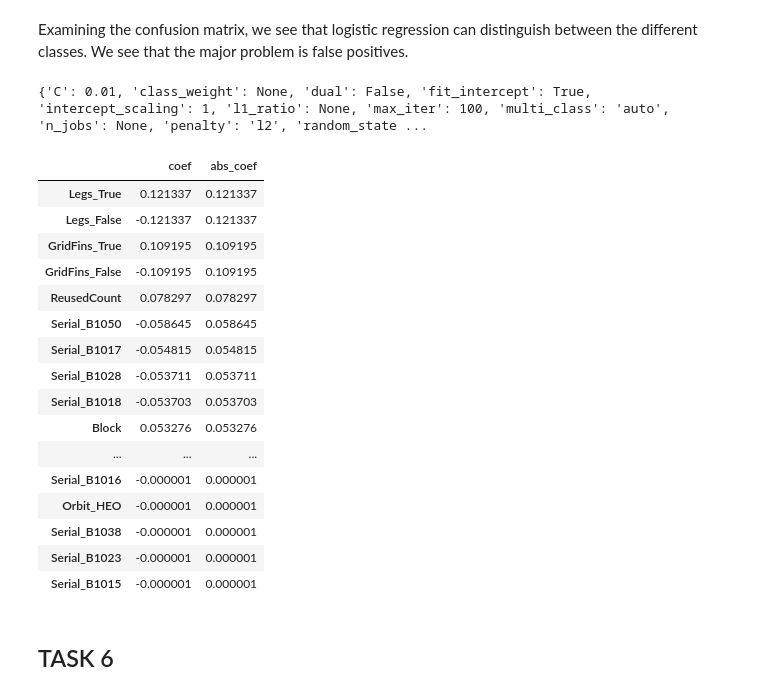
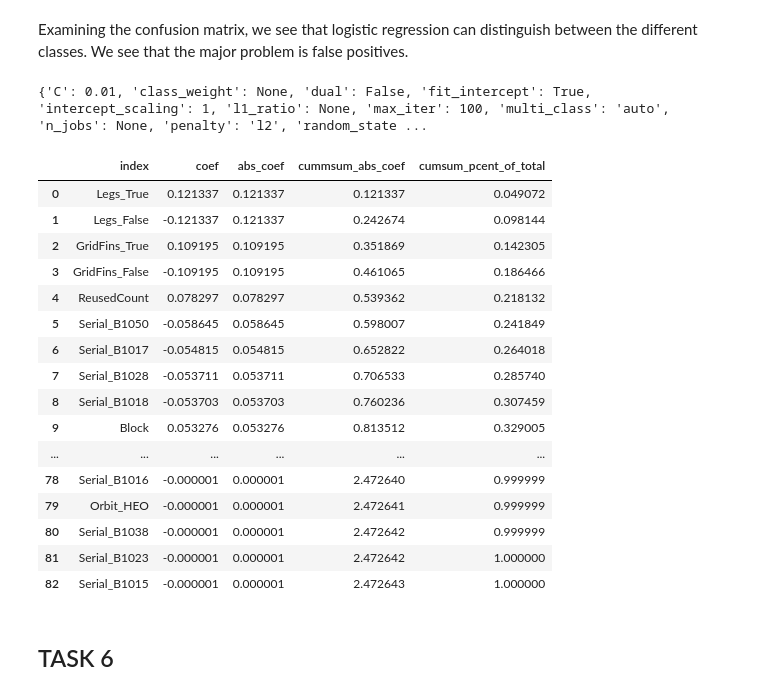
Before and after one commit to csjean/Coursera_Data_TEST, a Jupyter notebook: Applied DSc Capstone - 07 ML Prediction.ipynb, the cells around one changed output. Saved outputs shown, nothing was run; the diff lists cells and outputs as text; code cells hidden in the pictures.

```diff
--- a/Applied DSc Capstone - 07 ML Prediction.ipynb
+++ b/Applied DSc Capstone - 07 ML Prediction.ipynb
@@ -236,43 +236,46 @@ Examining the confusion matrix, we see that logistic regression can distinguish
 # %%
 ##Show logreg params:
 
 best_lr = LogisticRegression()
 best_lr.set_params(**logreg_cv.best_params_)
 print(best_lr.get_params())
 best_lr.fit(X_train, Y_train)
 best_lr.score(X_train, Y_train)
 
 coef_names = features.columns
 coef_val = best_lr.coef_
 coef_dict = {coef_names[i]:coef_val[0,i] for i in range(len(coef_names))}
 
 pd.options.display.float_format = '{:,.6f}'.format
 
 coef_df = pd.DataFrame.from_dict(coef_dict, orient='index', columns=['coef'] )
 coef_df['abs_coef'] = coef_df['coef'].abs()
 coef_df.sort_values(by=['abs_coef'], ascending=False, inplace=True)
+coef_df['cummsum_abs_coef'] = coef_df.abs_coef.cumsum()
+coef_df['cumsum_pcent_of_total'] = coef_df['cummsum_abs_coef'] / coef_df['abs_coef'].sum()
+coef_df.reset_index(inplace=True)
 
 pd.set_option('display.max_rows', None)
 coef_df
 # %% [output]
 {'C': 0.01, 'class_weight': None, 'dual': False, 'fit_intercept': True, 'intercept_scaling': 1, 'l1_ratio': None, 'max_iter': 100, 'multi_class': 'auto', 'n_jobs': None, 'penalty': 'l2', 'random_state ...
-|  | coef | abs_coef |
-| Legs_True | 0.121337 | 0.121337 |
-| Legs_False | -0.121337 | 0.121337 |
-| GridFins_True | 0.109195 | 0.109195 |
-| GridFins_False | -0.109195 | 0.109195 |
-| ReusedCount | 0.078297 | 0.078297 |
-| Serial_B1050 | -0.058645 | 0.058645 |
-| Serial_B1017 | -0.054815 | 0.054815 |
-| Serial_B1028 | -0.053711 | 0.053711 |
-| Serial_B1018 | -0.053703 | 0.053703 |
-| Block | 0.053276 | 0.053276 |
-| ... | ... | ... |
-| Serial_B1016 | -0.000001 | 0.000001 |
-| Orbit_HEO | -0.000001 | 0.000001 |
-| Serial_B1038 | -0.000001 | 0.000001 |
-| Serial_B1023 | -0.000001 | 0.000001 |
-| Serial_B1015 | -0.000001 | 0.000001 |
+|  | index | coef | abs_coef | cummsum_abs_coef | cumsum_pcent_of_total |
+| 0 | Legs_True | 0.121337 | 0.121337 | 0.121337 | 0.049072 |
+| 1 | Legs_False | -0.121337 | 0.121337 | 0.242674 | 0.098144 |
+| 2 | GridFins_True | 0.109195 | 0.109195 | 0.351869 | 0.142305 |
+| 3 | GridFins_False | -0.109195 | 0.109195 | 0.461065 | 0.186466 |
+| 4 | ReusedCount | 0.078297 | 0.078297 | 0.539362 | 0.218132 |
+| 5 | Serial_B1050 | -0.058645 | 0.058645 | 0.598007 | 0.241849 |
+| 6 | Serial_B1017 | -0.054815 | 0.054815 | 0.652822 | 0.264018 |
+| 7 | Serial_B1028 | -0.053711 | 0.053711 | 0.706533 | 0.285740 |
+| 8 | Serial_B1018 | -0.053703 | 0.053703 | 0.760236 | 0.307459 |
+| 9 | Block | 0.053276 | 0.053276 | 0.813512 | 0.329005 |
+| ... | ... | ... | ... | ... | ... |
+| 78 | Serial_B1016 | -0.000001 | 0.000001 | 2.472640 | 0.999999 |
+| 79 | Orbit_HEO | -0.000001 | 0.000001 | 2.472641 | 0.999999 |
+| 80 | Serial_B1038 | -0.000001 | 0.000001 | 2.472642 | 0.999999 |
+| 81 | Serial_B1023 | -0.000001 | 0.000001 | 2.472642 | 1.000000 |
+| 82 | Serial_B1015 | -0.000001 | 0.000001 | 2.472643 | 1.000000 |
 # %% [markdown]
 ## TASK  6
 # %% [markdown]
```
Also changed, not shown: parts of 5 cells of this notebook.
